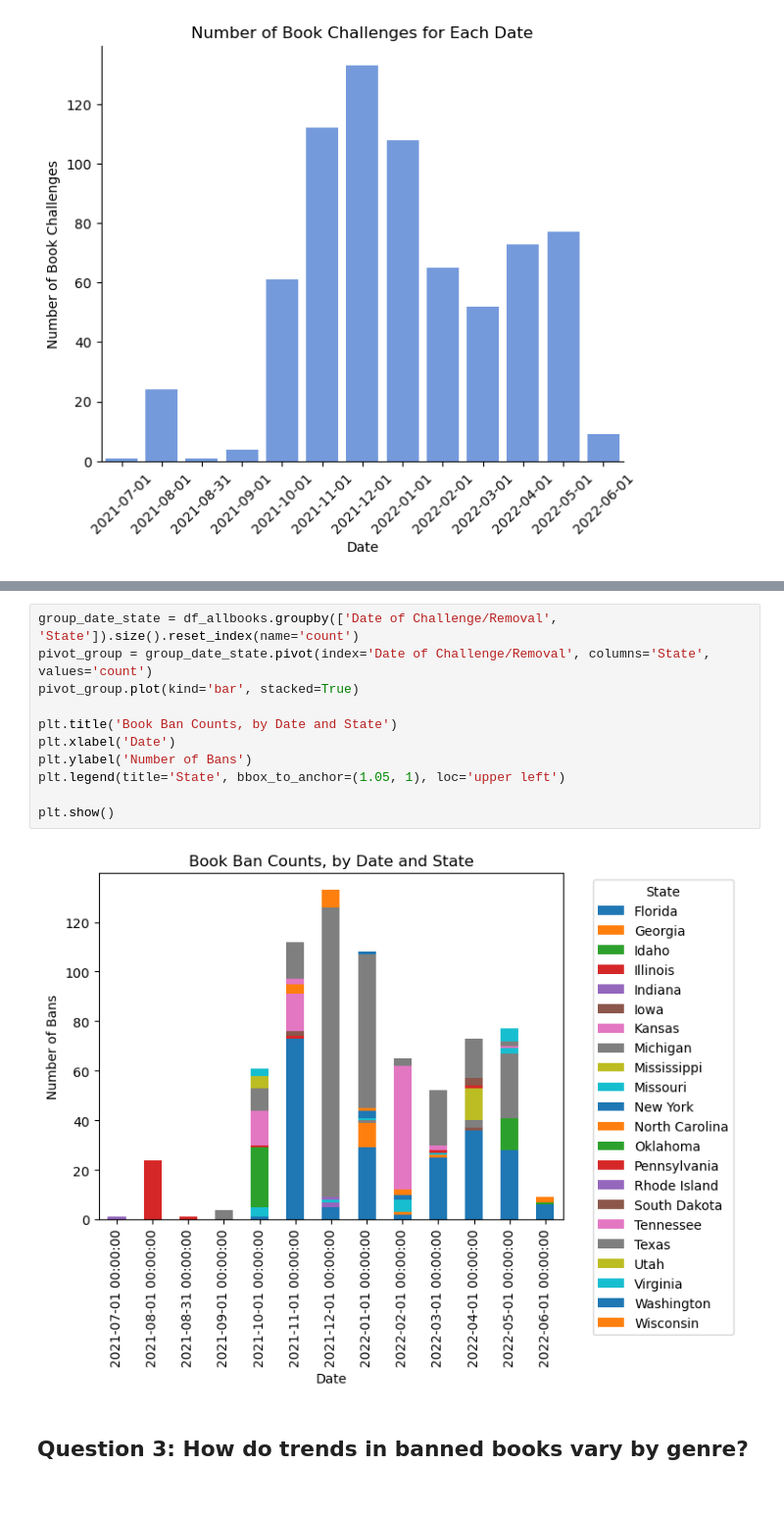
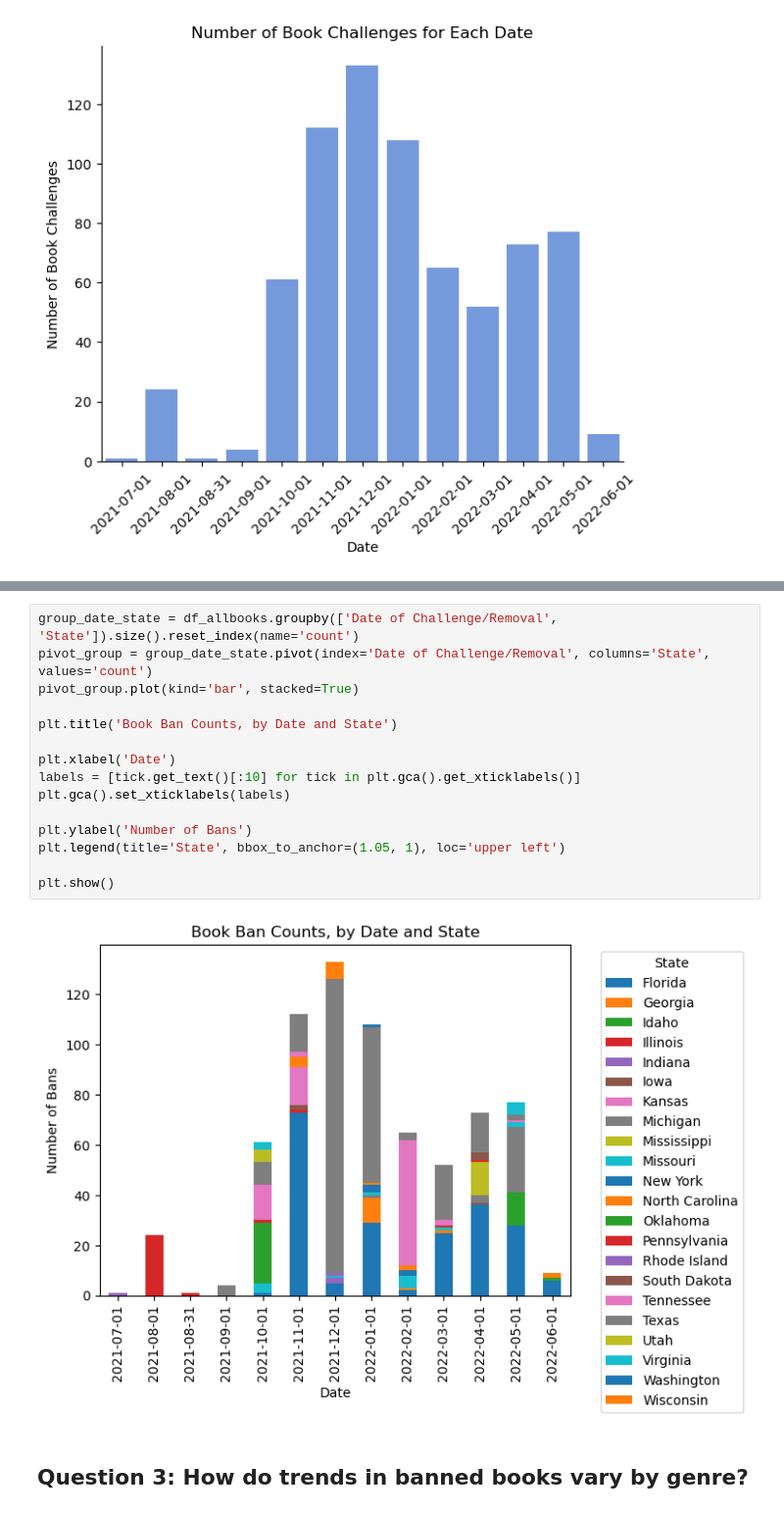
Before and after one commit to yashadoddabele/bannedbooks_project, a Jupyter notebook: bannedbooks.ipynb, the cells around one changed output, grey strips where cells are left out. Shown: that part at 98% size. Saved outputs shown, nothing was run; the diff lists cells and outputs as text.

Commit message:
fixed xlabels on plot q2

```diff
--- a/bannedbooks.ipynb
+++ b/bannedbooks.ipynb
@@ -198,16 +169,20 @@ plt.show()
 # %%
 group_date_state = df_allbooks.groupby(['Date of Challenge/Removal', 'State']).size().reset_index(name='count')
 pivot_group = group_date_state.pivot(index='Date of Challenge/Removal', columns='State', values='count')
 pivot_group.plot(kind='bar', stacked=True)
 
 plt.title('Book Ban Counts, by Date and State')
+
 plt.xlabel('Date')
+labels = [tick.get_text()[:10] for tick in plt.gca().get_xticklabels()]
+plt.gca().set_xticklabels(labels)
+
 plt.ylabel('Number of Bans')
 plt.legend(title='State', bbox_to_anchor=(1.05, 1), loc='upper left')
 
 plt.show()
 # %% [output]
-[figure, old version]
+[figure, new version]
 # %% [markdown]
 ## Question 3: How do trends in banned books vary by genre?
 # %%
```
Also changed, not shown: parts of 1 cell of this notebook.
